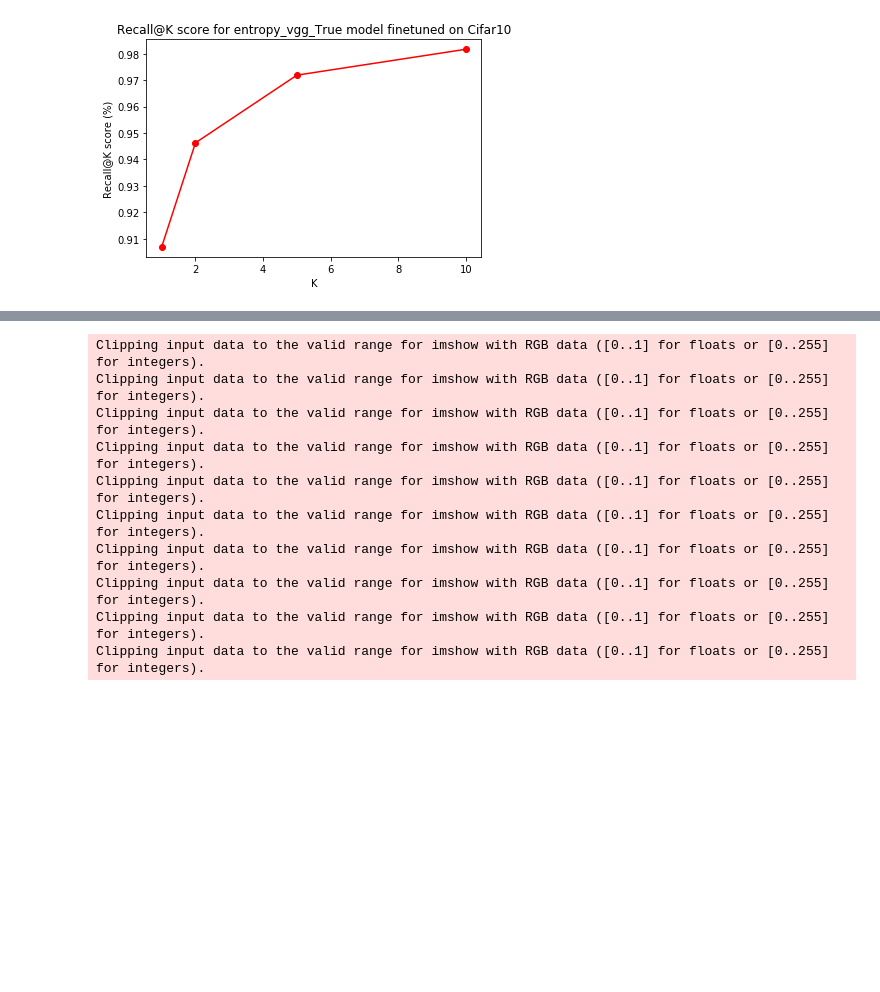
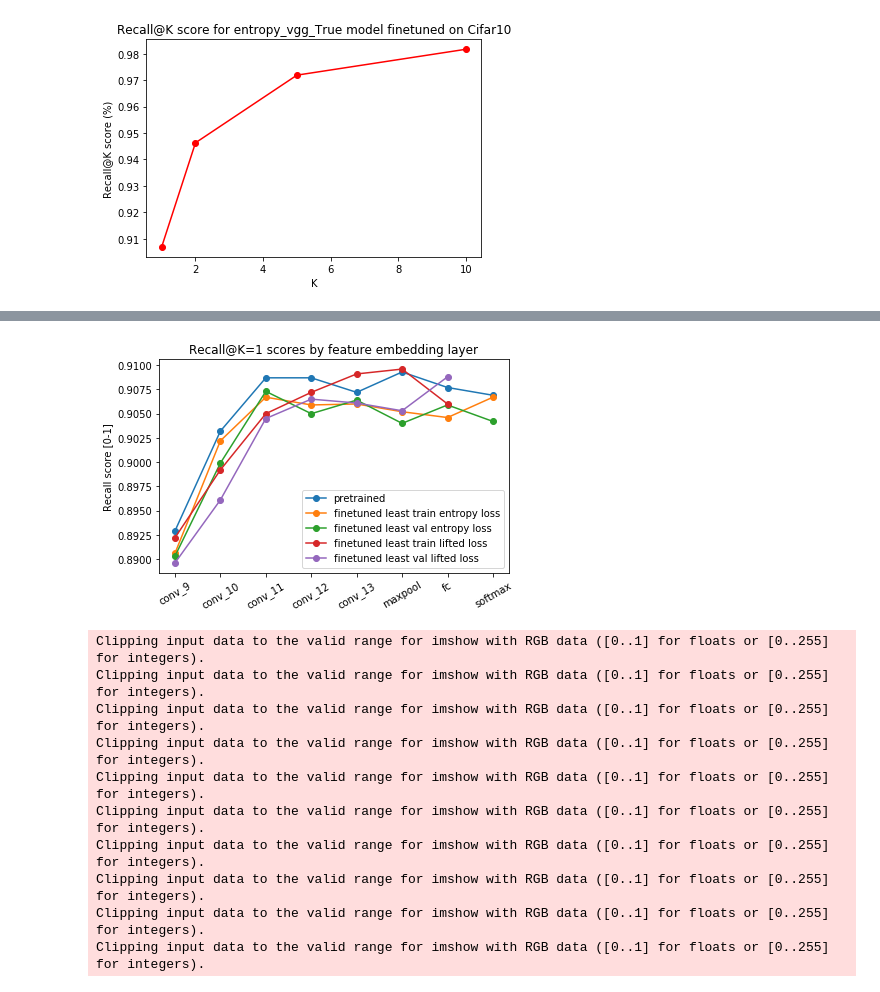
Before and after one commit to slala2121/Triplet-net-keras, a Jupyter notebook: cifar10_vgg.ipynb, the cells around one changed output, grey strips where cells are left out. Saved outputs shown, nothing was run; the diff lists cells and outputs as text; code cells hidden in the pictures; blank space fills up the shorter version.

```diff
--- a/cifar10_vgg.ipynb
+++ b/cifar10_vgg.ipynb
@@ -696,9 +694,9 @@ model_file_path=os.path.join(model_path,'cifar10_%s_model.h5'%(model_time))
 new_model_helper = cifar10vgg(debug,tune_lr,loss_type,model_type,transfer_weights,pretrained_model_path,load_weights,model_file_path)
 
 # compare the pretrained model
-# model_path=os.path.join('.','Colab Notebooks','cifar10','pretrained_vgg')
-# new_model_helper=cifar10vgg(debug,tune_lr,loss_type='entropy',model_type='vgg')
-# new_model_helper.model.load_weights(pretrained_model_path)
+model_path=os.path.join('.','Colab Notebooks','cifar10','pretrained_vgg')
+new_model_helper=cifar10vgg(debug,tune_lr,loss_type='entropy',model_type='vgg')
+new_model_helper.model.load_weights(pretrained_model_path)
 
 # evaluate on the processed dataset
 (X_train,y_train),(X_test,y_test)=cifar10.load_data()
@@ -920,3 +932,63 @@ NameError: ignored
+# %%
+# compare the recall @ K=1
+
+plt.figure()
+
+
+# pretrained
+with open(os.path.join(results_path,'pretrained_vgg','recall_at_k_1_by_layer_final.pickle'),'rb') as handle:
+  res=pickle.load(handle)
+res_arr=[res[layer_name] for layer_name in complete_layer_names_by_indices]
+plt.plot(np.arange(len(complete_layer_names_by_indices)),res_arr,label='pretrained',marker='o')
+
+# finetuned entropy
+
+with open(os.path.join(results_path,'entropy_vgg_True_0.0001_saved_models','recall_at_k_1_by_layer_final.pickle'),'rb') as handle:
+  res=pickle.load(handle)
+res_arr=[res[layer_name] for layer_name in complete_layer_names_by_indices]
+plt.plot(np.arange(len(complete_layer_names_by_indices)),res_arr,label='finetuned least train entropy loss',marker='o')
+
+
+with open(os.path.join(results_path,'entropy_vgg_True_0.0001_saved_models','recall_at_k_1_by_layer_best.pickle'),'rb') as handle:
+  res=pickle.load(handle)
+res_arr=[res[layer_name] for layer_name in complete_layer_names_by_indices]
+plt.plot(np.arange(len(complete_layer_names_by_indices)),res_arr,label='finetuned least val entropy loss',marker='o')
+
+# finetuned lifted
+
+with open(os.path.join(results_path,'lifted_vgg_True_0.0001_saved_models','recall_at_k_1_by_layer_final.pickle'),'rb') as handle:
+  res=pickle.load(handle)
+res_arr=[res[layer_name] for layer_name in complete_layer_names_by_indices[:-1]]
+plt.plot(np.arange(len(complete_layer_names_by_indices)-1),res_arr,label='finetuned least train lifted loss',marker='o')
+
+
+with open(os.path.join(results_path,'lifted_vgg_True_0.0001_saved_models','recall_at_k_1_by_layer_best.pickle'),'rb') as handle:
+  res=pickle.load(handle)
+res_arr=[res[layer_name] for layer_name in complete_layer_names_by_indices[:-1]]
+plt.plot(np.arange(len(complete_layer_names_by_indices)-1),res_arr,label='finetuned least val lifted loss',marker='o')
+
+# scratch lifted
+
+# with open(os.path.join(results_path,'lifted_vgg_False_0.0001_saved_models','recall_at_k_1_by_layer_final.pickle'),'rb') as handle:
+#   res=pickle.load(handle)
+# res_arr=[res[layer_name] for layer_name in complete_layer_names_by_indices[:-1]]
+# plt.plot(np.arange(len(complete_layer_names_by_indices)-1),res_arr,label='scratch least train lifted loss',marker='o')
+
+
+# with open(os.path.join(results_path,'lifted_vgg_False_0.0001_saved_models','recall_at_k_1_by_layer_best.pickle'),'rb') as handle:
+#   res=pickle.load(handle)
+# res_arr=[res[layer_name] for layer_name in complete_layer_names_by_indices[:-1]]
+# plt.plot(np.arange(len(complete_layer_names_by_indices)-1),res_arr,label='scratch least val lifted loss',marker='o')
+
+
+plt.title('Recall@K=1 scores by feature embedding layer')
+plt.xticks(np.arange(len(complete_layer_names_by_indices)),complete_layer_names_by_indices,rotation=30)
+plt.ylabel('Recall score [0-1]')
+plt.legend()
+plt.tight_layout()
+plt.savefig(os.path.join(results_path,'results','compare_recall_at_k_1_finetuned_vs_pretrained.pdf'))
+# %% [output]
+[figure, added]
 # %%
 # evaluate sim judgments
 
```
Also changed, not shown: parts of 17 cells of this notebook.
